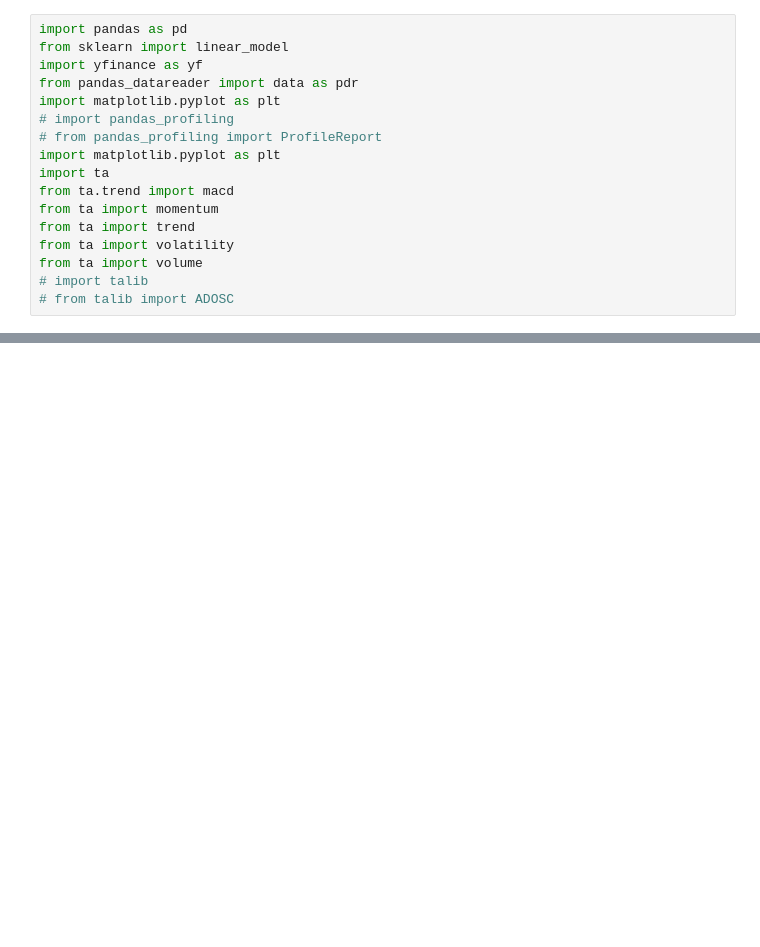
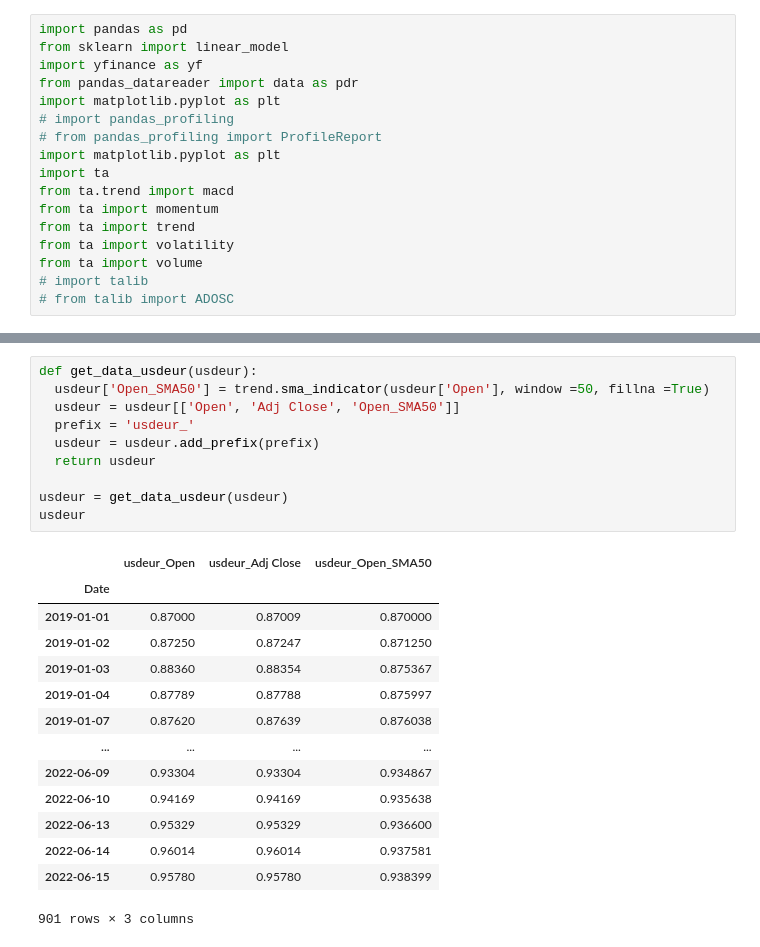
Before and after one commit to primroseisaseal/Cryptocurrencies-forecast-model, a Jupyter notebook: No_14.ipynb, the cells around one changed output, grey strips where cells are left out. Cells and saved outputs as stored; diff of their text form; blank space fills up the shorter version.

```diff
--- a/No_14.ipynb
+++ b/No_14.ipynb
@@ -166,0 +217,25 @@ BTC_featues
+# %%
+def get_data_usdeur(usdeur):
+  usdeur['Open_SMA50'] = trend.sma_indicator(usdeur['Open'], window =50, fillna =True)
+  usdeur = usdeur[['Open', 'Adj Close', 'Open_SMA50']]
+  prefix = 'usdeur_'
+  usdeur = usdeur.add_prefix(prefix)
+  return usdeur
+
+usdeur = get_data_usdeur(usdeur)
+usdeur
+# %% [output]
+|  | usdeur_Open | usdeur_Adj Close | usdeur_Open_SMA50 |
+| Date |  |  |  |
+| 2019-01-01 | 0.87000 | 0.87009 | 0.870000 |
+| 2019-01-02 | 0.87250 | 0.87247 | 0.871250 |
+| 2019-01-03 | 0.88360 | 0.88354 | 0.875367 |
+| 2019-01-04 | 0.87789 | 0.87788 | 0.875997 |
+| 2019-01-07 | 0.87620 | 0.87639 | 0.876038 |
+| ... | ... | ... | ... |
+| 2022-06-09 | 0.93304 | 0.93304 | 0.934867 |
+| 2022-06-10 | 0.94169 | 0.94169 | 0.935638 |
+| 2022-06-13 | 0.95329 | 0.95329 | 0.936600 |
+| 2022-06-14 | 0.96014 | 0.96014 | 0.937581 |
+| 2022-06-15 | 0.95780 | 0.95780 | 0.938399 |
+901 rows × 3 columns
```
Also changed, not shown: parts of 16 cells of this notebook.
